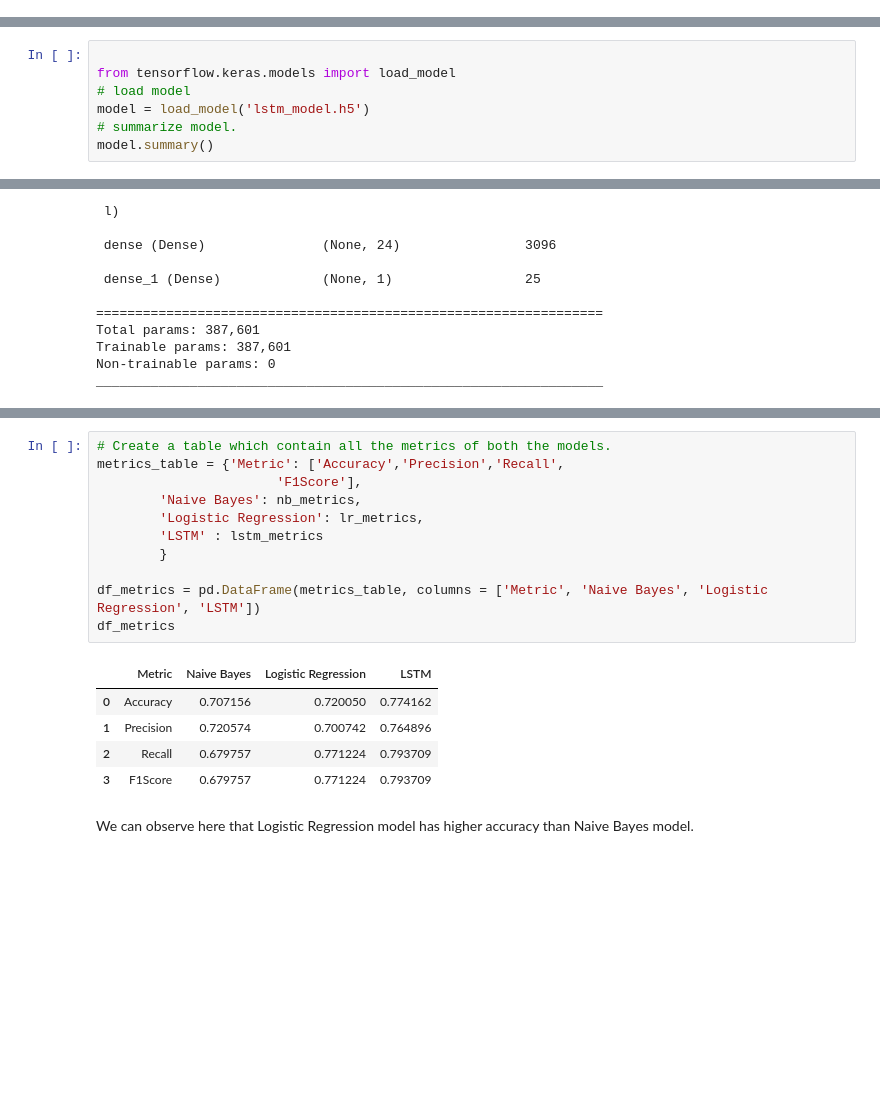
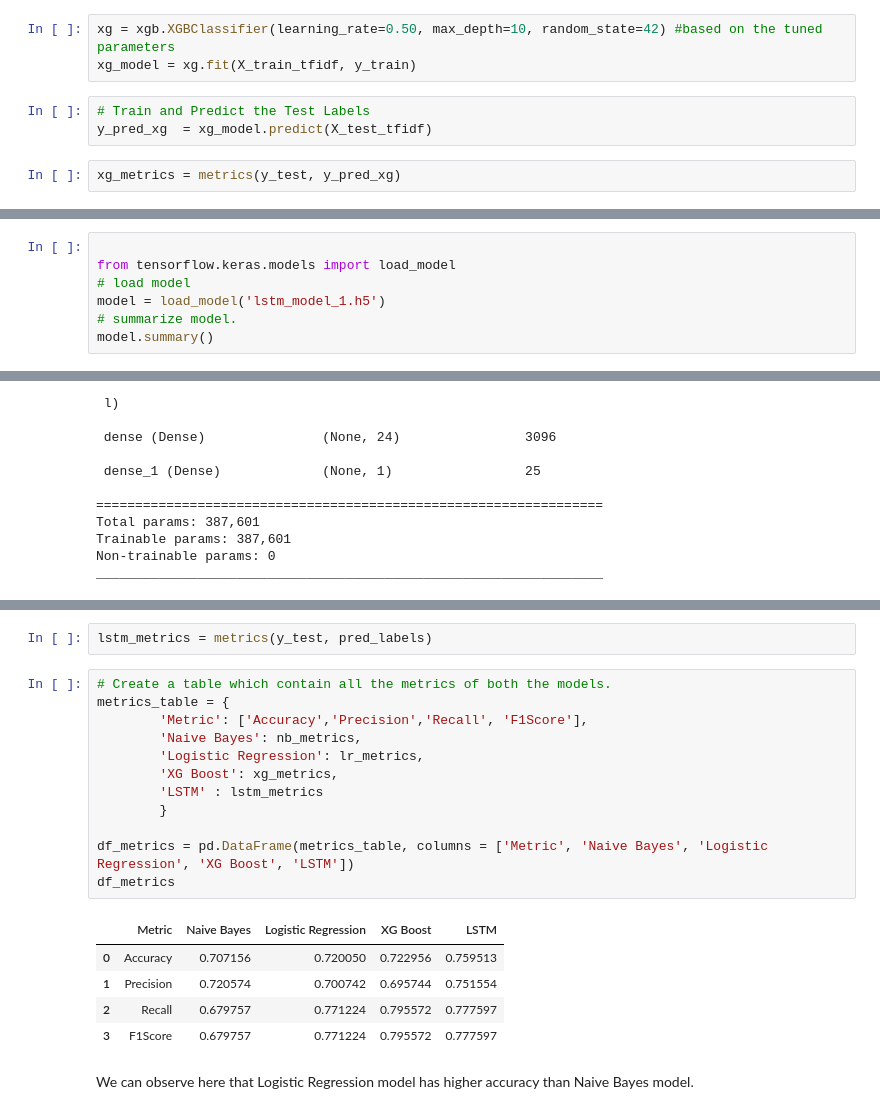
Before and after one commit to thomson18/sentiment_analysis, a Jupyter notebook: sentiment_analysis.ipynb, the cells around one changed output, grey strips where cells are left out. Saved outputs shown, nothing was run; the diff lists cells and outputs as text; blank space fills up the shorter version.

Commit message:
lstm model 20 epochs, xgboost

```diff
--- a/sentiment_analysis.ipynb
+++ b/sentiment_analysis.ipynb
@@ -347,0 +442,8 @@ lr_metrics = metrics(y_test, y_pred_lr)
+# %%
+xg = xgb.XGBClassifier(learning_rate=0.50, max_depth=10, random_state=42) #based on the tuned parameters
+xg_model = xg.fit(X_train_tfidf, y_train)
+# %%
+# Train and Predict the Test Labels
+y_pred_xg  = xg_model.predict(X_test_tfidf)
+# %%
+xg_metrics = metrics(y_test, y_pred_xg)
@@ -421,7 +562,7 @@ save_model(model, "lstm_model.h5")
 
 from tensorflow.keras.models import load_model
 # load model
-model = load_model('lstm_model.h5')
+model = load_model('lstm_model_1.h5')
 # summarize model.
 model.summary()
 # %% [output]
@@ -477,20 +616,23 @@ lstm_metrics = metrics(y_test, pred_labels)
+# %%
+lstm_metrics = metrics(y_test, pred_labels)
 # %%
 # Create a table which contain all the metrics of both the models.
-metrics_table = {'Metric': ['Accuracy','Precision','Recall',
-                       'F1Score'],
+metrics_table = {
+        'Metric': ['Accuracy','Precision','Recall', 'F1Score'],
         'Naive Bayes': nb_metrics,
         'Logistic Regression': lr_metrics,
+        'XG Boost': xg_metrics,
         'LSTM' : lstm_metrics
         }
 
-df_metrics = pd.DataFrame(metrics_table, columns = ['Metric', 'Naive Bayes', 'Logistic Regression', 'LSTM'])
+df_metrics = pd.DataFrame(metrics_table, columns = ['Metric', 'Naive Bayes', 'Logistic Regression', 'XG Boost', 'LSTM'])
 df_metrics
 # %% [output]
-|  | Metric | Naive Bayes | Logistic Regression | LSTM |
-| 0 | Accuracy | 0.707156 | 0.720050 | 0.774162 |
-| 1 | Precision | 0.720574 | 0.700742 | 0.764896 |
-| 2 | Recall | 0.679757 | 0.771224 | 0.793709 |
-| 3 | F1Score | 0.679757 | 0.771224 | 0.793709 |
+|  | Metric | Naive Bayes | Logistic Regression | XG Boost | LSTM |
+| 0 | Accuracy | 0.707156 | 0.720050 | 0.722956 | 0.759513 |
+| 1 | Precision | 0.720574 | 0.700742 | 0.695744 | 0.751554 |
+| 2 | Recall | 0.679757 | 0.771224 | 0.795572 | 0.777597 |
+| 3 | F1Score | 0.679757 | 0.771224 | 0.795572 | 0.777597 |
 # %% [markdown]
 We can observe here that Logistic Regression model has higher accuracy than Naive Bayes model.
 # %% [markdown]
```
Also changed, not shown: parts of 29 cells of this notebook, 2 other files.
